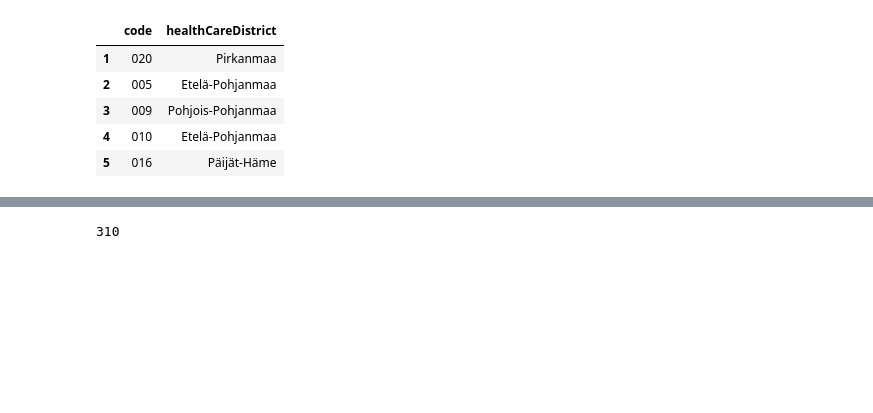
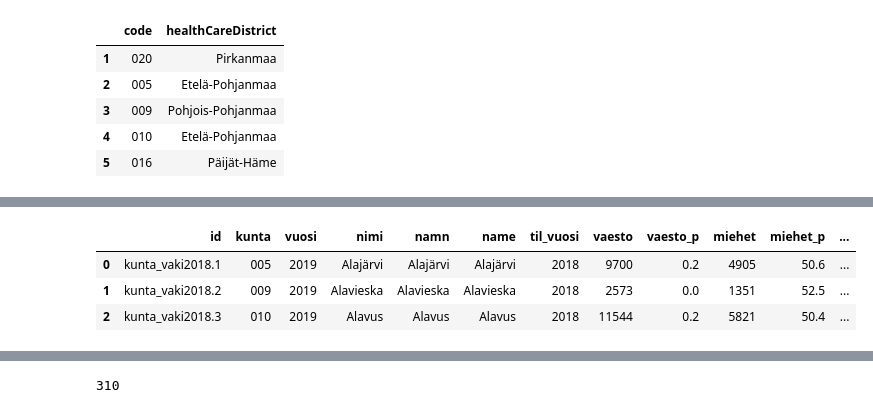
Before and after one commit to VuokkoH/koronavirus-avoindata, a Jupyter notebook: create_health_district_polygons.ipynb, the cells around one changed output, grey strips where cells are left out. Drawn from its saved outputs; the diff is of its cells as text; code cells hidden in the pictures; blank space fills up the shorter version.

```diff
--- a/create_health_district_polygons.ipynb
+++ b/create_health_district_polygons.ipynb
@@ -92,0 +73,11 @@ pop["population2020"] = pop["population2020"].astype(int)
+# %%
+# For available features, see http://geo.stat.fi/geoserver/vaestoalue/wfs?request=GetCapabilities
+url = "http://geo.stat.fi/geoserver/vaestoalue/wfs?request=GetFeature&typename=vaestoalue:kunta_vaki2018&outputformat=JSON"
+geodata =gpd.read_file(url)
+# %%
+geodata.head(3)
+# %% [output]
+|  | id | kunta | vuosi | nimi | namn | name | til_vuosi | vaesto | vaesto_p | miehet | miehet_p | ... |
+| 0 | kunta_vaki2018.1 | 005 | 2019 | Alajärvi | Alajärvi | Alajärvi | 2018 | 9700 | 0.2 | 4905 | 50.6 | ... |
+| 1 | kunta_vaki2018.2 | 009 | 2019 | Alavieska | Alavieska | Alavieska | 2018 | 2573 | 0.0 | 1351 | 52.5 | ... |
+| 2 | kunta_vaki2018.3 | 010 | 2019 | Alavus | Alavus | Alavus | 2018 | 11544 | 0.2 | 5821 | 50.4 | ... |
```
Also changed, not shown: parts of 28 cells of this notebook, 2 other files.
